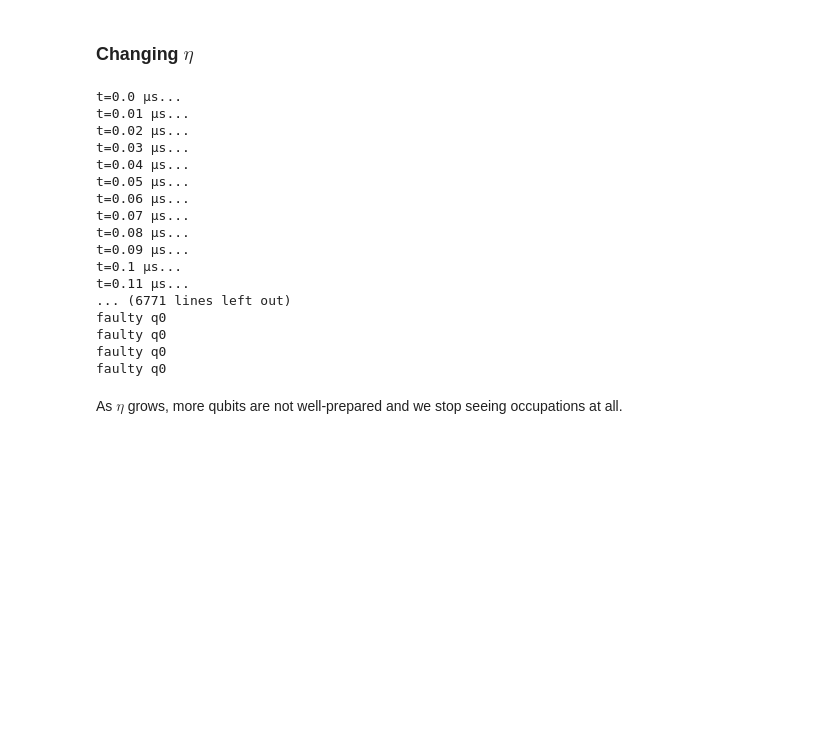
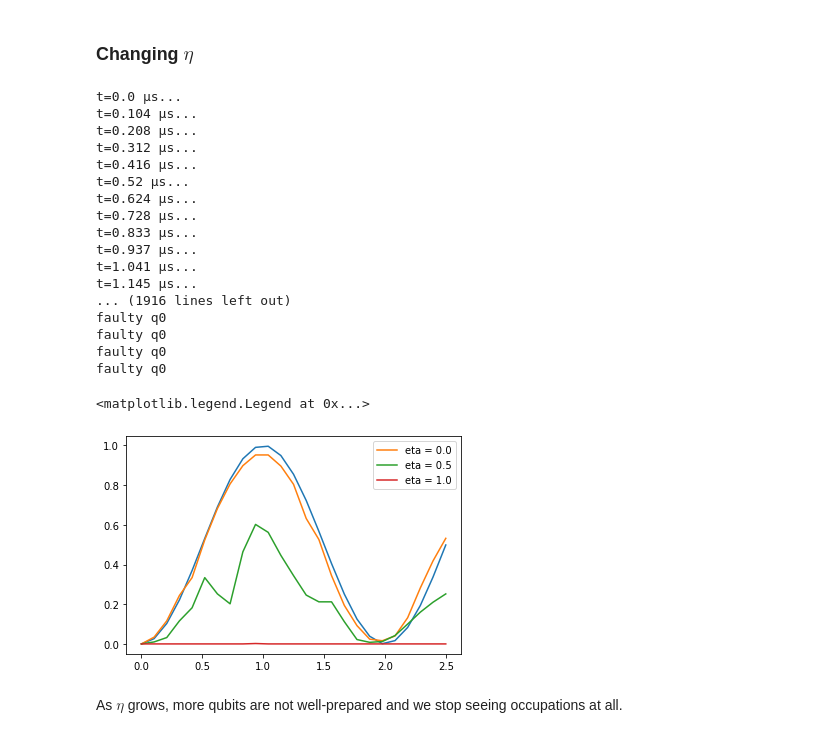
Before and after one commit to sebgrijalva/Pulser, a Jupyter notebook: tutorials/applications/Simulating Sequences with Errors and Noise.ipynb, the cells around one changed output. Drawn from its saved outputs; the diff is of its cells as text; code cells hidden in the pictures; blank space fills up the shorter version.

```diff
--- a/tutorials/applications/Simulating Sequences with Errors and Noise.ipynb
+++ b/tutorials/applications/Simulating Sequences with Errors and Noise.ipynb
@@ -151,28 +148,30 @@ res_spam.expect([obs])[0]
 ### Changing $\eta$
 # %%
 #plt.figure(figsize=(10,5))
-#plt.plot(sim._times[::8], clean)
-for eta in np.linspace(0,1,6):
+plt.plot(sim._times, clean)
+for eta in np.linspace(0,1,3):
     plt.plot(t_list, spam_evolution(eta=eta, epsilon=0, epsilon_prime=0), label=f'eta = {eta}')
 plt.legend()
 # %% [output]
 t=0.0 µs...
-t=0.01 µs...
-t=0.02 µs...
-t=0.03 µs...
-t=0.04 µs...
-t=0.05 µs...
-t=0.06 µs...
-t=0.07 µs...
-t=0.08 µs...
-t=0.09 µs...
-t=0.1 µs...
-t=0.11 µs...
-... (6771 lines left out)
+t=0.104 µs...
+t=0.208 µs...
+t=0.312 µs...
+t=0.416 µs...
+t=0.52 µs...
+t=0.624 µs...
+t=0.728 µs...
+t=0.833 µs...
+t=0.937 µs...
+t=1.041 µs...
+t=1.145 µs...
+... (1916 lines left out)
 faulty q0
 faulty q0
 faulty q0
 faulty q0
+<matplotlib.legend.Legend at 0x...>
+[figure, added]
 # %% [markdown]
 As $\eta$ grows, more qubits are not well-prepared and we stop seeing occupations at all.
 # %% [markdown]
```
Also changed, not shown: parts of 21 cells of this notebook, 1 other file.
